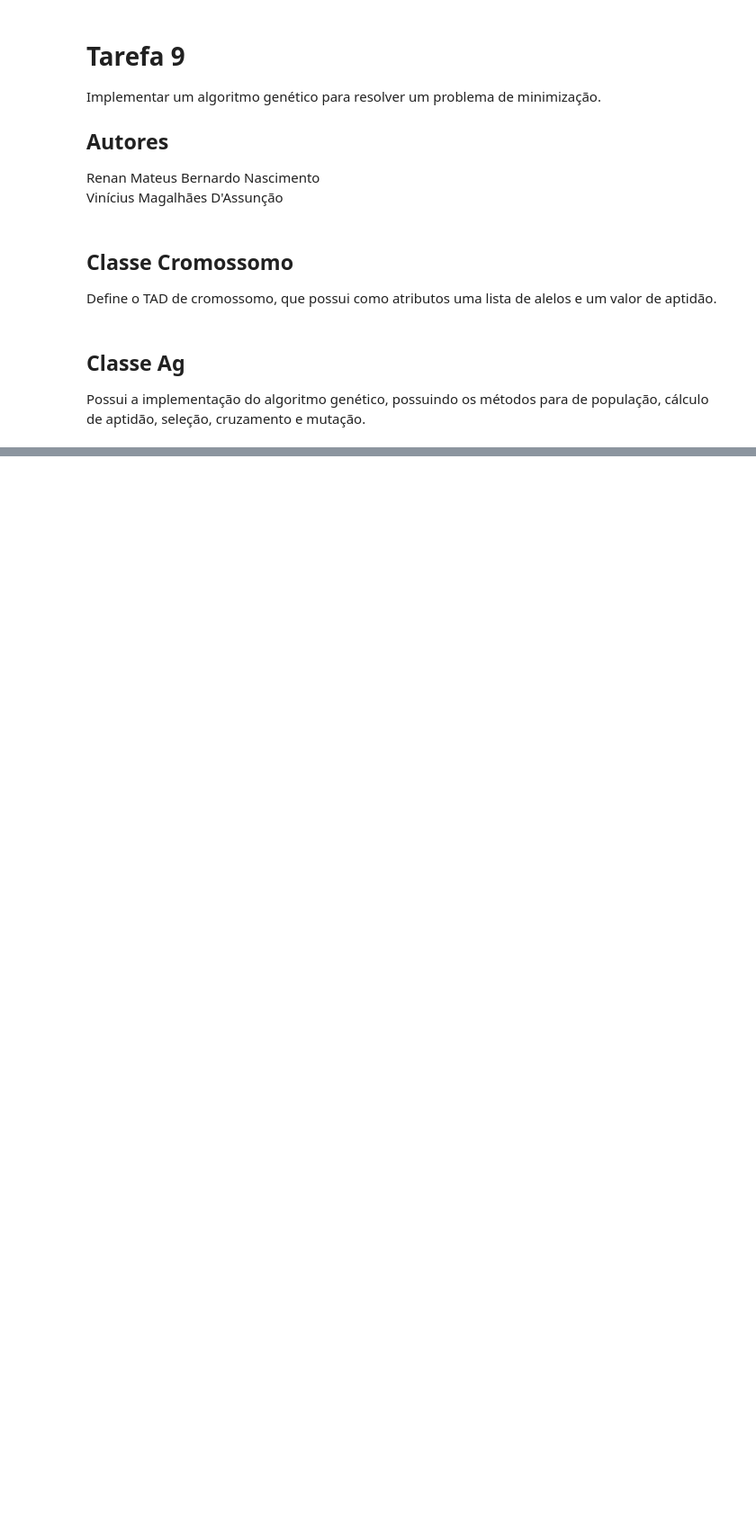
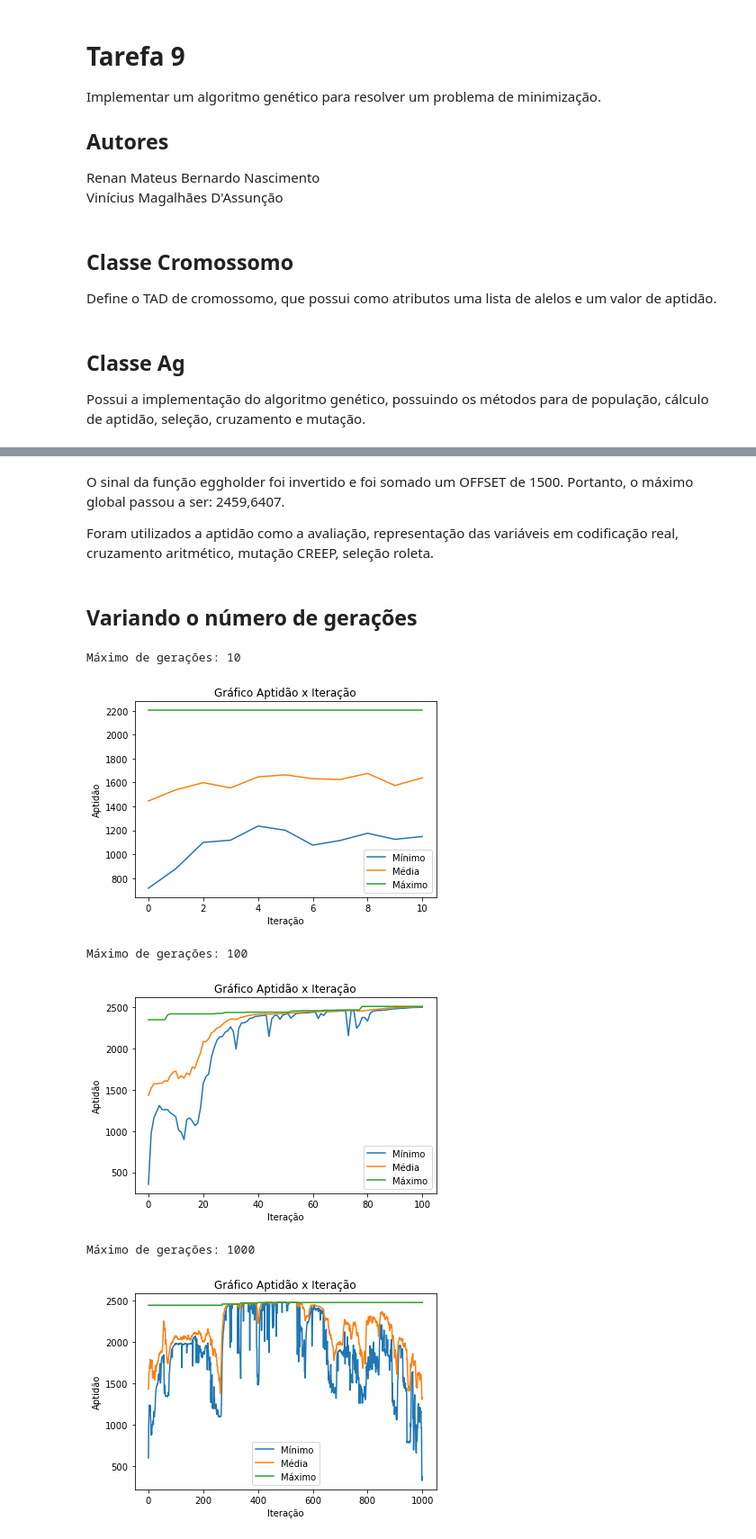
Before and after one commit to viniciusvmda/algoritmo-genetico, a Jupyter notebook: algoritmo_genetico.ipynb, the cells around one changed output, grey strips where cells are left out. Shown at 90% size. Saved outputs shown, nothing was run; the diff lists cells and outputs as text; code cells hidden in the pictures; blank space fills up the shorter version.

```diff
--- a/algoritmo_genetico.ipynb
+++ b/algoritmo_genetico.ipynb
@@ -192,0 +247,22 @@ ag.executar()
+# %% [markdown]
+O sinal da função eggholder foi invertido e foi somado um OFFSET de 1500. Portanto, o máximo global passou a ser: 2459,6407.
+
+Foram utilizados a aptidão como a avaliação, representação das variáveis em codificação real, cruzamento aritmético, mutação CREEP, seleção roleta.
+# %% [markdown]
+## Variando o número de gerações
+# %%
+tam_populacao, inicio, fim, alfa, tax_cruzamento, tax_mutacao, max_geracoes = (100, -600, 600, 0.6, 0.6, 0.005, 1000)
+elitismo = True
+
+for i in range(1,4):
+    max_geracoes = pow(10, i)
+    ag = Ag(tam_populacao, inicio, fim, alfa, tax_cruzamento, tax_mutacao, max_geracoes)
+    print("Máximo de gerações: " + str(max_geracoes))
+    ag.executar(elitismo)
+# %% [output]
+Máximo de gerações: 10
+[figure, added]
+Máximo de gerações: 100
+[figure, added]
+Máximo de gerações: 1000
+[figure, added]
```
Also changed, not shown: parts of 7 cells of this notebook, 5 other files.
